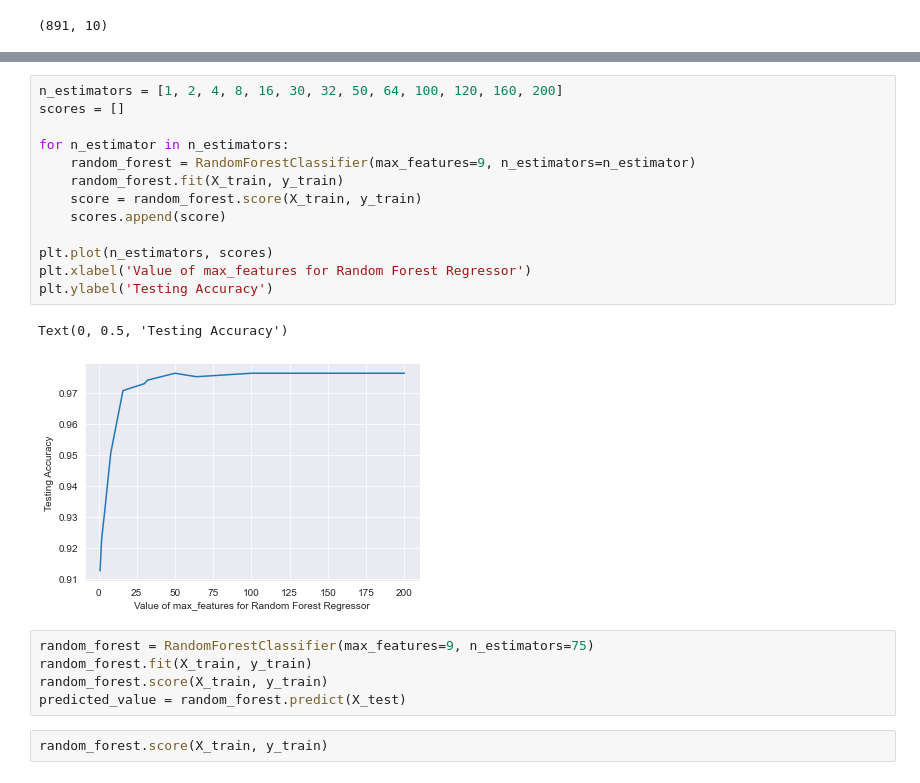
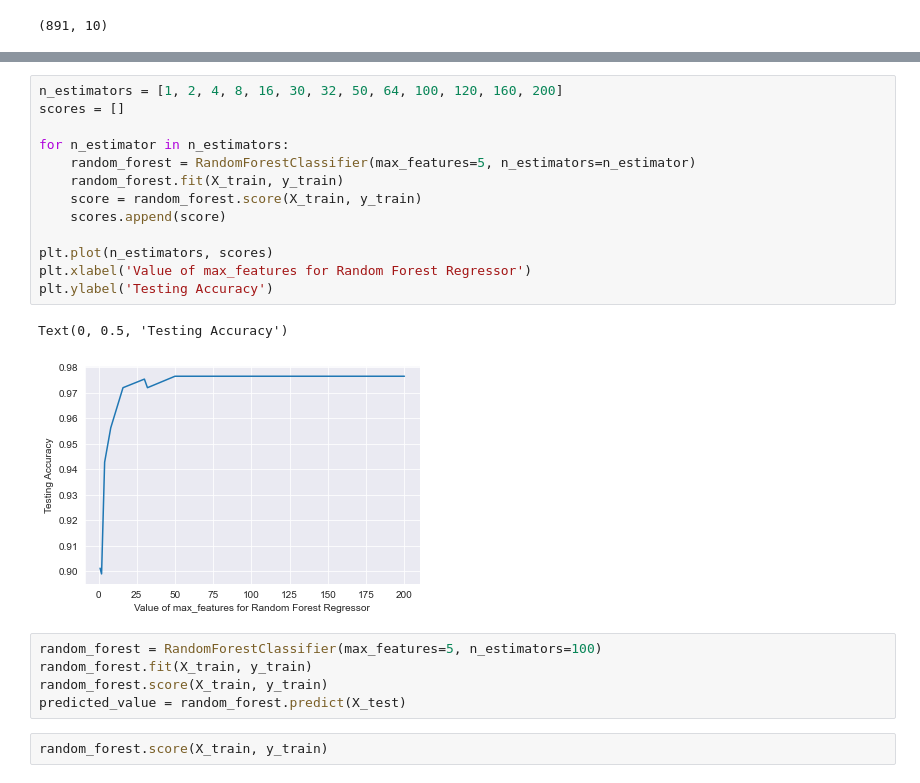
Before and after one commit to ThierrryScotto/Titanic, a Jupyter notebook: titanic_prediction.ipynb, the cells around one changed output, grey strips where cells are left out. Saved outputs shown, nothing was run; the diff lists cells and outputs as text.

```diff
--- a/titanic_prediction.ipynb
+++ b/titanic_prediction.ipynb
@@ -552,21 +552,21 @@ Text(0, 0.5, 'Testing Accuracy')
 # %%
 n_estimators = [1, 2, 4, 8, 16, 30, 32, 50, 64, 100, 120, 160, 200]
 scores = []
 
 for n_estimator in n_estimators:
-    random_forest = RandomForestClassifier(max_features=9, n_estimators=n_estimator)
+    random_forest = RandomForestClassifier(max_features=5, n_estimators=n_estimator)
     random_forest.fit(X_train, y_train)
     score = random_forest.score(X_train, y_train)
     scores.append(score)
 
 plt.plot(n_estimators, scores)
 plt.xlabel('Value of max_features for Random Forest Regressor')
 plt.ylabel('Testing Accuracy')
 # %% [output]
 Text(0, 0.5, 'Testing Accuracy')
-[figure, old version]
+[figure, new version]
 # %%
-random_forest = RandomForestClassifier(max_features=9, n_estimators=75)
+random_forest = RandomForestClassifier(max_features=5, n_estimators=100)
 random_forest.fit(X_train, y_train)
 random_forest.score(X_train, y_train)
 predicted_value = random_forest.predict(X_test)
```
Also changed, not shown: parts of 2 cells of this notebook, 1 other file.
